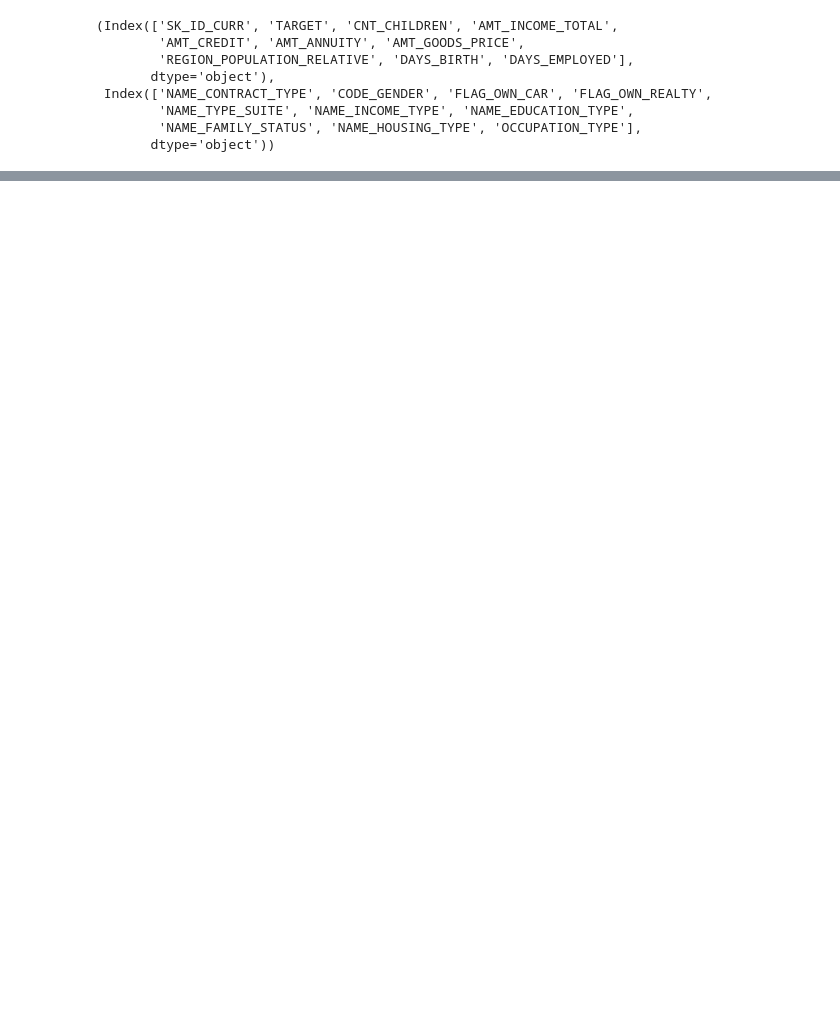
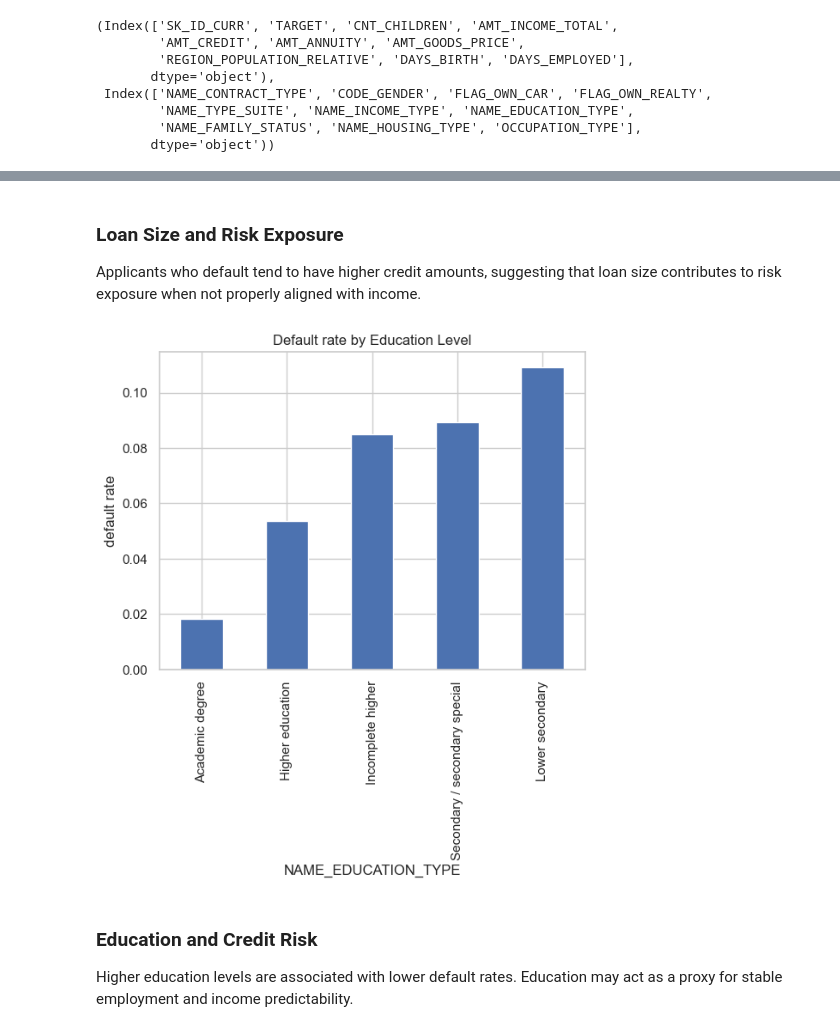
Before and after one commit to Vhutshilo0/home-credit-risk, a Jupyter notebook: notebooks/01_credit_risk_home_credit.ipynb, the cells around one changed output, grey strips where cells are left out. Cells and saved outputs as stored; diff of their text form; code cells hidden in the pictures; blank space fills up the shorter version.

```diff
--- a/notebooks/01_credit_risk_home_credit.ipynb
+++ b/notebooks/01_credit_risk_home_credit.ipynb
@@ -98,0 +171,24 @@ num_cols[:10], cat_cols[:10]
+# %% [markdown]
+### Loan Size and Risk Exposure
+
+Applicants who default tend to have higher credit amounts, suggesting that loan size contributes to risk exposure when not properly aligned with income.
+# %%
+#Does education correlate with repayment behavior?
+
+education_default_rate = (
+    df.groupby("NAME_EDUCATION_TYPE")["TARGET"]
+    .mean()
+    .sort_values()
+)
+
+education_default_rate.plot(kind="bar")
+plt.ylabel("default rate")
+plt.title("Default rate by Education Level")
+plt.show()
+# %% [output]
+[figure, added]
+# %% [markdown]
+### Education and Credit Risk
+
+Higher education levels are associated with lower default rates.
+Education may act as a proxy for stable employment and income predictability.
```
Also changed, not shown: parts of 8 cells of this notebook.
